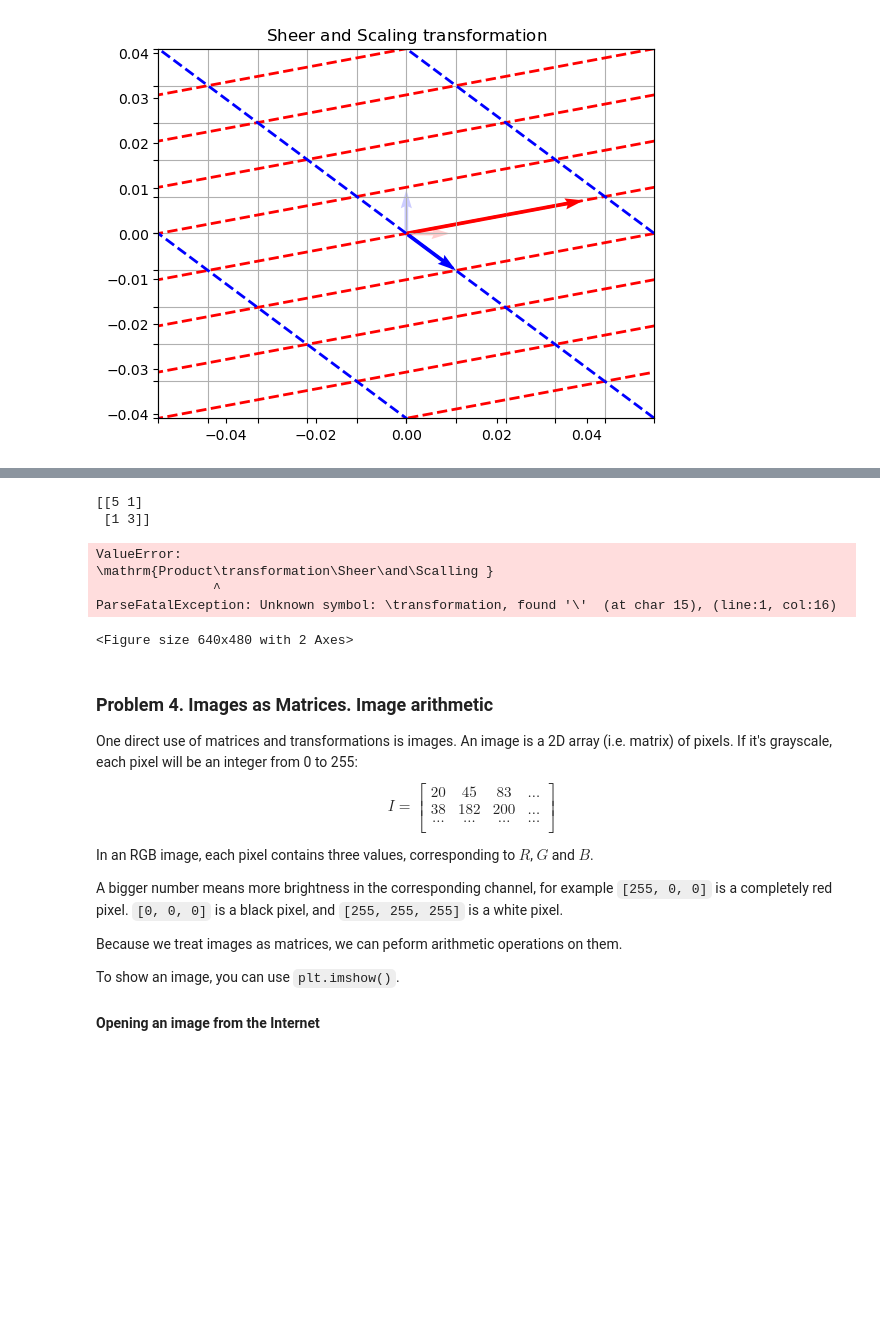
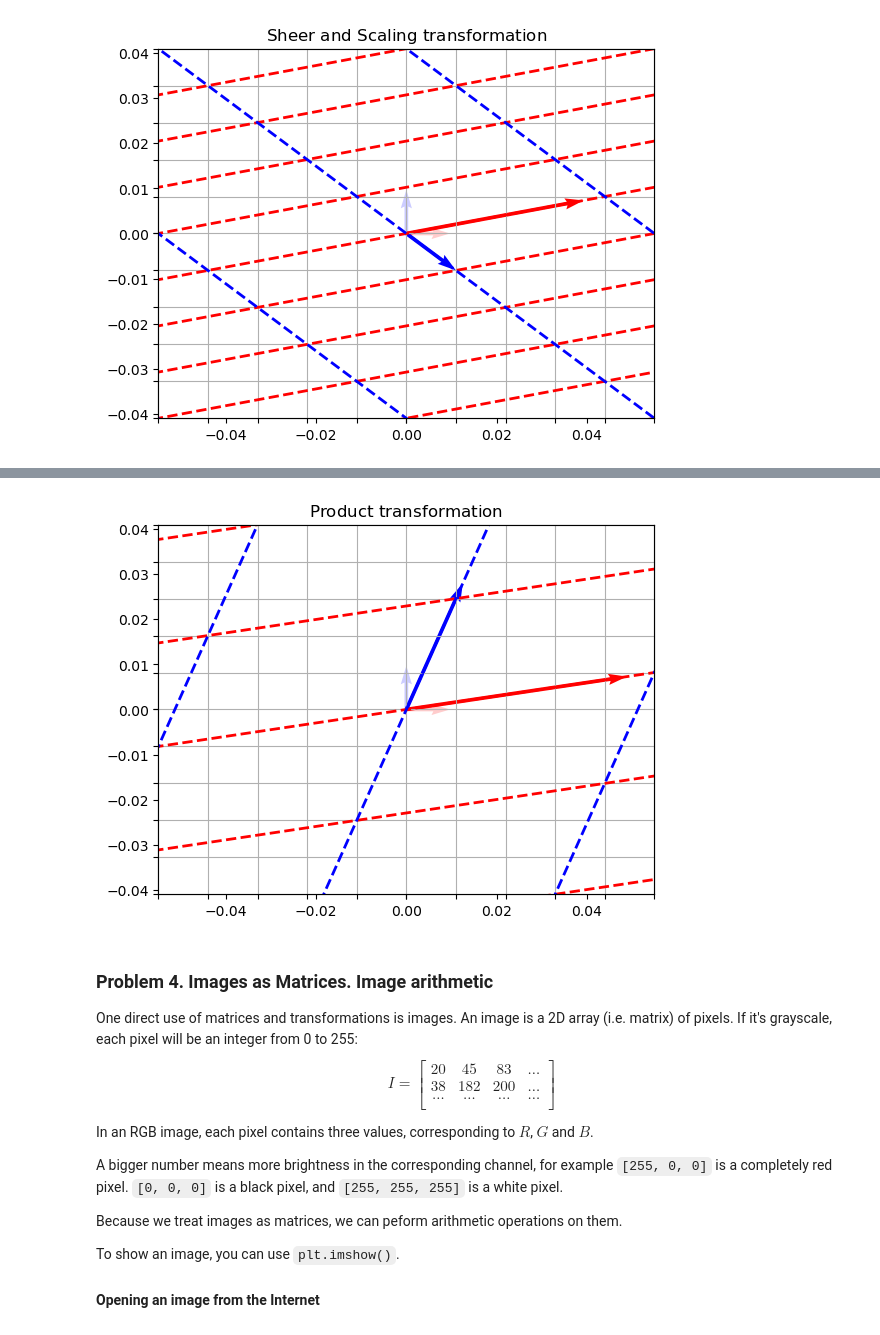
Before and after one commit to i11g/Linear-Algebra, a Jupyter notebook: Linear Algebra Exercise.ipynb, the cells around one changed output, grey strips where cells are left out. Drawn from its saved outputs; the diff is of its cells as text; code cells hidden in the pictures; blank space fills up the shorter version.

```diff
--- a/Linear Algebra Exercise.ipynb
+++ b/Linear Algebra Exercise.ipynb
@@ -361,13 +361,6 @@ def visualize_transformation(matrix, plot_title):
     fig = plt.figure()
     plt.axis("equal")
     ax = fig.add_subplot(111)
-
-    ax.set_aspect("equal")
-    ax.set_xlim(-5, 5);
-    ax.set_ylim(-5, 5)
-    ax.grid(True)
-    ax.set_title(title)
-
 
 
     # Limits, labels and grid
@@ -377,7 +370,7 @@ def visualize_transformation(matrix, plot_title):
     ax.set_yticks(np.arange(ax.get_ylim()[0], ax.get_ylim()[1] + 1))
     ax.set_xticklabels([])
     ax.set_yticklabels([])
-    ax.grid(True)
+    ax.grid()
     ax.set_title(plot_title)
 
     # Unit vectors
@@ -577,28 +565,14 @@ T5 = np.array([
 ])
 # %%
 T6 = np.dot(T4, T5)
-# %%
-print(T6)
-# %% [output]
-[[5 1]
- [1 3]]
 # %%
-T6 = np.array([
+T6 = [
     [5, 1],
     [1, 3]
-])
+]
+visualize_transformation(matrix, r"$\mathrm{Product\ transformation}$")
+# %% [output]
+[figure, added]
-# %%
-T6 = [
-    [5, 1],
-    [1, 3]
-]
-visualize_transformation(matrix, r"$\mathrm{Product\transformation\Sheer\and\Scalling }$")
-# %% [output]
-ValueError:
-\mathrm{Product\transformation\Sheer\and\Scalling }
-               ^
-ParseFatalException: Unknown symbol: \transformation, found '\'  (at char 15), (line:1, col:16)
-<Figure size 640x480 with 2 Axes>
 # %% [markdown]
 ### Problem 4. Images as Matrices. Image arithmetic
 One direct use of matrices and transformations is images. An image is a 2D array (i.e. matrix) of pixels. If it's grayscale, each pixel will be an integer from 0 to 255:
```
Also changed, not shown: parts of 7 cells of this notebook, 4 other files.
